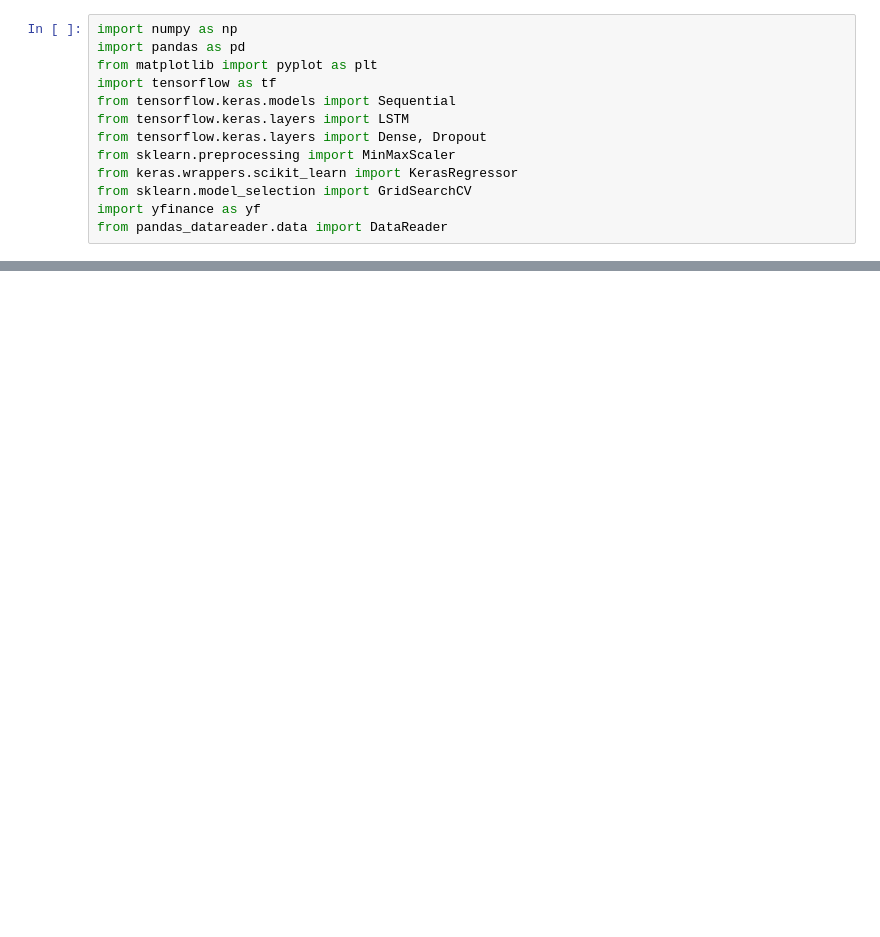
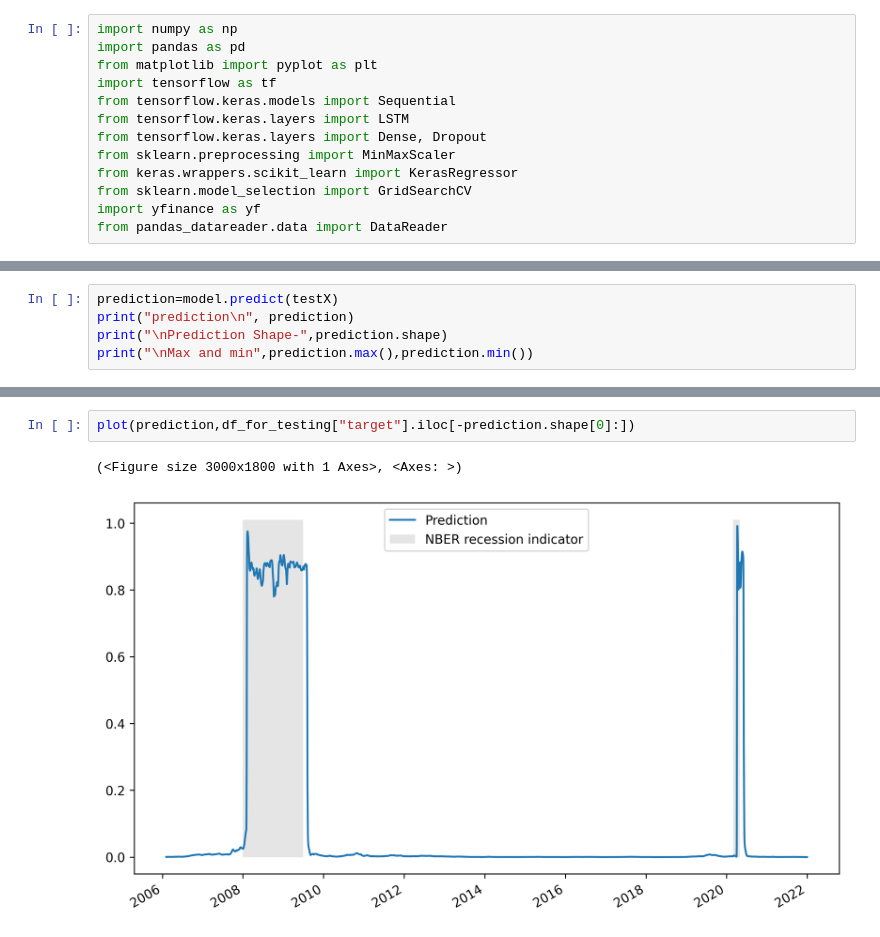
Before and after one commit to AmineMahdioui/projet-de-fin-d-annee, a Jupyter notebook: New try LSTM.ipynb, the cells around one changed output, grey strips where cells are left out. Cells and saved outputs as stored; diff of their text form; blank space fills up the shorter version.

```diff
--- a/New try LSTM.ipynb
+++ b/New try LSTM.ipynb
@@ -222,0 +167,5 @@ ValueError: Found input variables with inconsistent numbers of samples: [5433, 1
+# %%
+prediction=model.predict(testX)
+print("prediction\n", prediction)
+print("\nPrediction Shape-",prediction.shape)
+print("\nMax and min",prediction.max(),prediction.min())
@@ -222,0 +220,5 @@ ValueError: Found input variables with inconsistent numbers of samples: [5433, 1
+# %%
+plot(prediction,df_for_testing["target"].iloc[-prediction.shape[0]:])
+# %% [output]
+(<Figure size 3000x1800 with 1 Axes>, <Axes: >)
+[figure, added]
```
Also changed, not shown: parts of 34 cells of this notebook.
